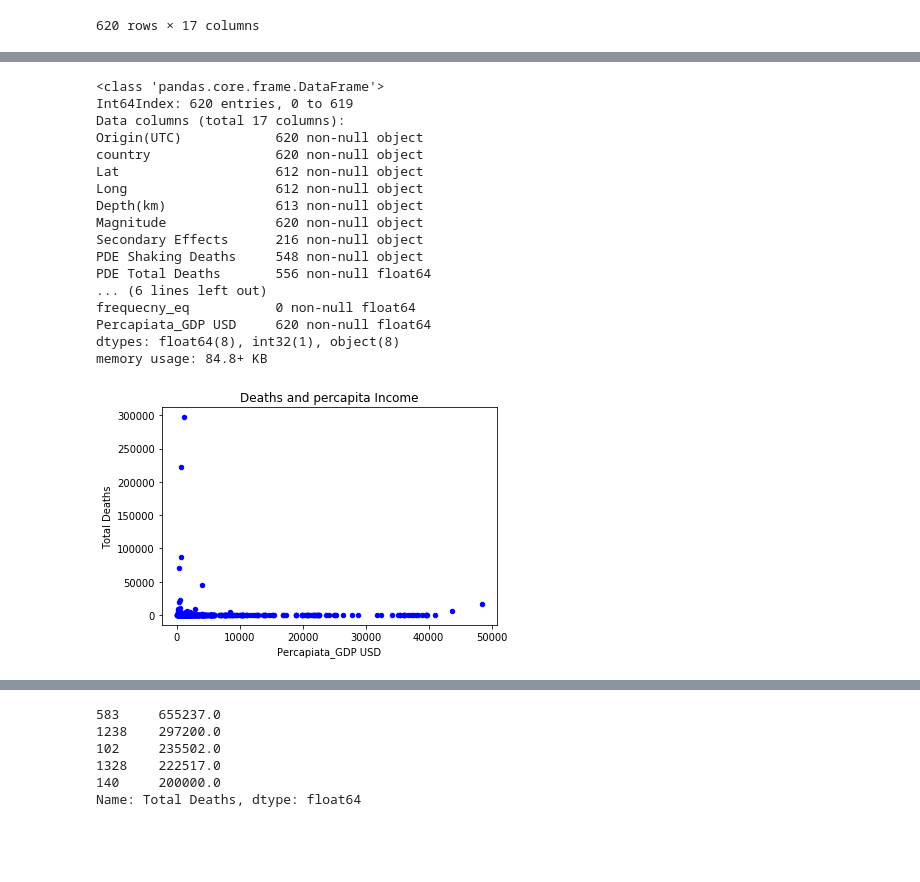
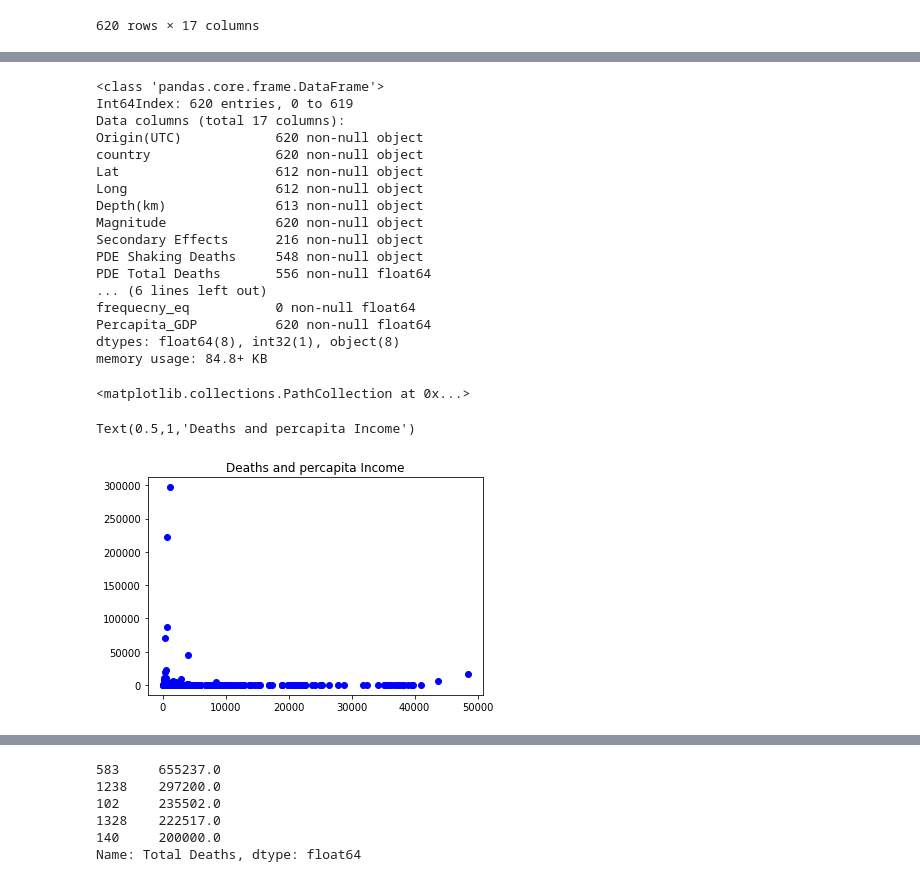
Before and after one commit to smitamisra/StrikingRobo_Earthquakes, a Jupyter notebook: DG_DQ3.ipynb, the cells around one changed output, grey strips where cells are left out. Cells and saved outputs as stored; diff of their text form; code cells hidden in the pictures; blank space fills up the shorter version.

```diff
--- a/DG_DQ3.ipynb
+++ b/DG_DQ3.ipynb
@@ -404,7 +448,7 @@ memory usage: 288.6+ KB
 # %%
 percapita.drop(['Item'], axis=1, inplace=True)
 # %%
-percapita.columns=['country','Year','Percapiata_GDP USD']
+percapita.columns=['country','Year','Percapita_GDP']
 # %%
 percapita.head()
 # %% [output]
@@ -547,12 +622,14 @@ PDE Shaking Deaths     548 non-null object
 PDE Total Deaths       556 non-null float64
 ... (6 lines left out)
 frequecny_eq           0 non-null float64
-Percapiata_GDP USD     620 non-null float64
+Percapita_GDP          620 non-null float64
 dtypes: float64(8), int32(1), object(8)
 memory usage: 84.8+ KB
 # %%
-earthquakes.plot.scatter('Percapiata_GDP USD', 'Total Deaths', c='blue')
+plt.scatter(earthquakes['Percapita_GDP'], earthquakes['Total Deaths'], c='blue')
 plt.title('Deaths and percapita Income')
 plt.show()
 # %% [output]
+<matplotlib.collections.PathCollection at 0x...>
+Text(0.5,1,'Deaths and percapita Income')
-[figure, old version]
+[figure, new version]
```
Also changed, not shown: parts of 34 cells of this notebook, 1 other file.
